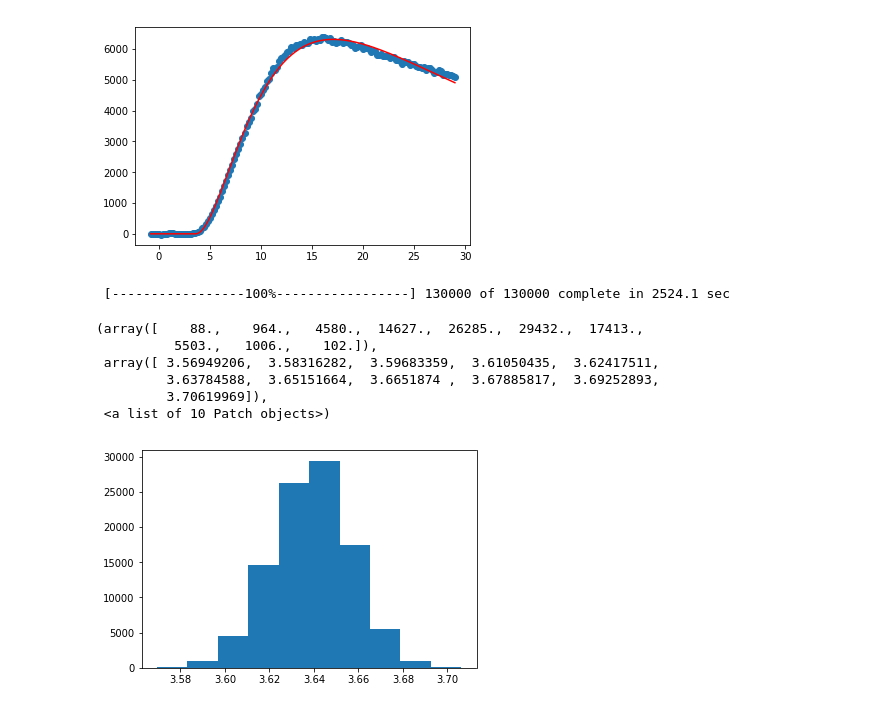
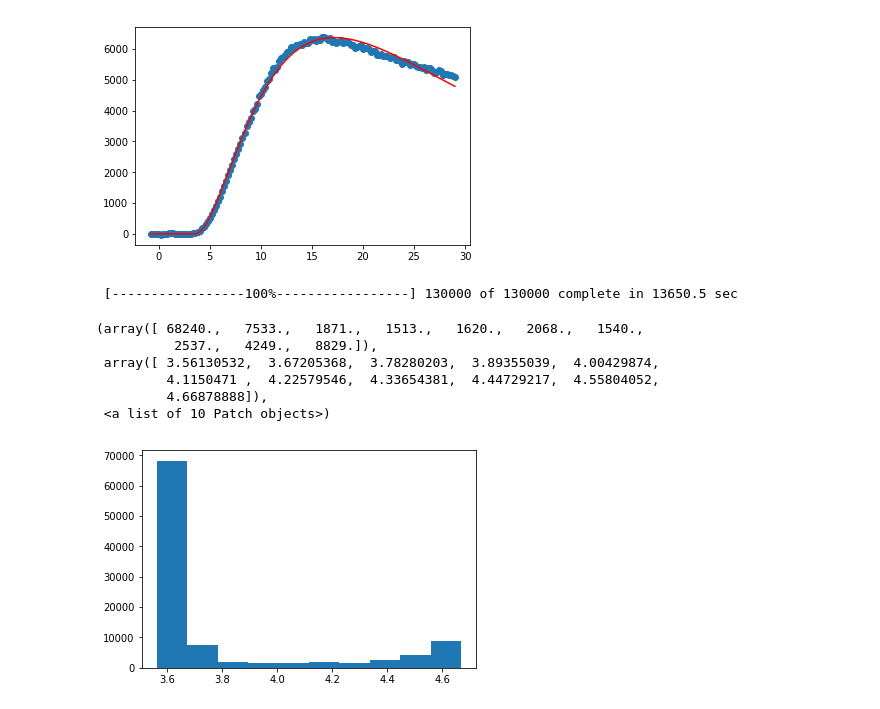
Before and after one commit to hstrey/siRNA-silencing, a Jupyter notebook: fitting with uncertain parameters.ipynb, the cells around one changed output. Drawn from its saved outputs; the diff is of its cells as text; code cells hidden in the pictures.

```diff
--- a/fitting with uncertain parameters.ipynb
+++ b/fitting with uncertain parameters.ipynb
@@ -84,6 +84,7 @@ plt.plot(t, out.best_fit, 'r-')
 import pymc as pm
 # %%
 m_ktl_0 = 2e4
+m_ktl_max = 5e5
 
 tr_0 = 4.5
 
@@ -96,12 +97,12 @@ betr_sigma = 0.013
 deltr_0 = 0.03
 offr_0 = 0
 
-t0 = pm.Uniform('t0',lower=0,upper=10)
-m = pm.Uniform('m',lower = 0, upper =5*m_ktl_0)
-k = pm.Normal('k',mu=kmr_0,tau=1/kmr_sigma)
-beta = pm.Normal('beta',mu=betr_0,tau=1/betr_sigma)
-delta = pm.Uniform('delta',lower=0,upper=1.0)
-offset = pm.Uniform('offset',lower=0,upper=5.0)
+t0 = pm.Uniform('t0',lower=0,upper=20)
+m = pm.Uniform('m',lower = 1, upper = m_ktl_max)
+k = pm.Normal('k',mu=kmr_0,tau=1/kmr_sigma**2)
+beta = pm.Normal('beta',mu=betr_0,tau=1/betr_sigma**2)
+delta = pm.Uniform('delta',lower=0,upper=1)
+offset = pm.Uniform('offset',lower=0,upper=50.0)
 
 @pm.deterministic
 def DE_pm(t=tt, t0=t0, m=m, k=k, beta=beta, delta=delta, offset=offset):
@@ -123,22 +124,22 @@ obs = pm.Normal('obs', mu=DE_pm, tau=1/noise**2, observed=True,
                 value=data)
 # %%
 SAMPLES = 100000
-BURN = 30000
+BURN = 50000
 
 model = pm.Model([t0, m, k, beta, delta,offset,obs])
 mcmc = pm.MCMC(model)
 mcmc.sample(SAMPLES + BURN, BURN)
 
 plt.hist(mcmc.trace('t0')[:])
 # %% [output]
- [-----------------100%-----------------] 130000 of 130000 complete in 2524.1 sec
+ [-----------------100%-----------------] 130000 of 130000 complete in 13650.5 sec
-(array([    88.,    964.,   4580.,  14627.,  26285.,  29432.,  17413.,
-          5503.,   1006.,    102.]),
- array([ 3.56949206,  3.58316282,  3.59683359,  3.61050435,  3.62417511,
-         3.63784588,  3.65151664,  3.6651874 ,  3.67885817,  3.69252893,
-         3.70619969]),
+(array([ 68240.,   7533.,   1871.,   1513.,   1620.,   2068.,   1540.,
+          2537.,   4249.,   8829.]),
+ array([ 3.56130532,  3.67205368,  3.78280203,  3.89355039,  4.00429874,
+         4.1150471 ,  4.22579546,  4.33654381,  4.44729217,  4.55804052,
+         4.66878888]),
  <a list of 10 Patch objects>)
-[figure, old version]
+[figure, new version]
 # %%
 pm.Matplot.plot(mcmc)
 # %% [output]
```
Also changed, not shown: parts of 3 cells of this notebook, 1 other file.
